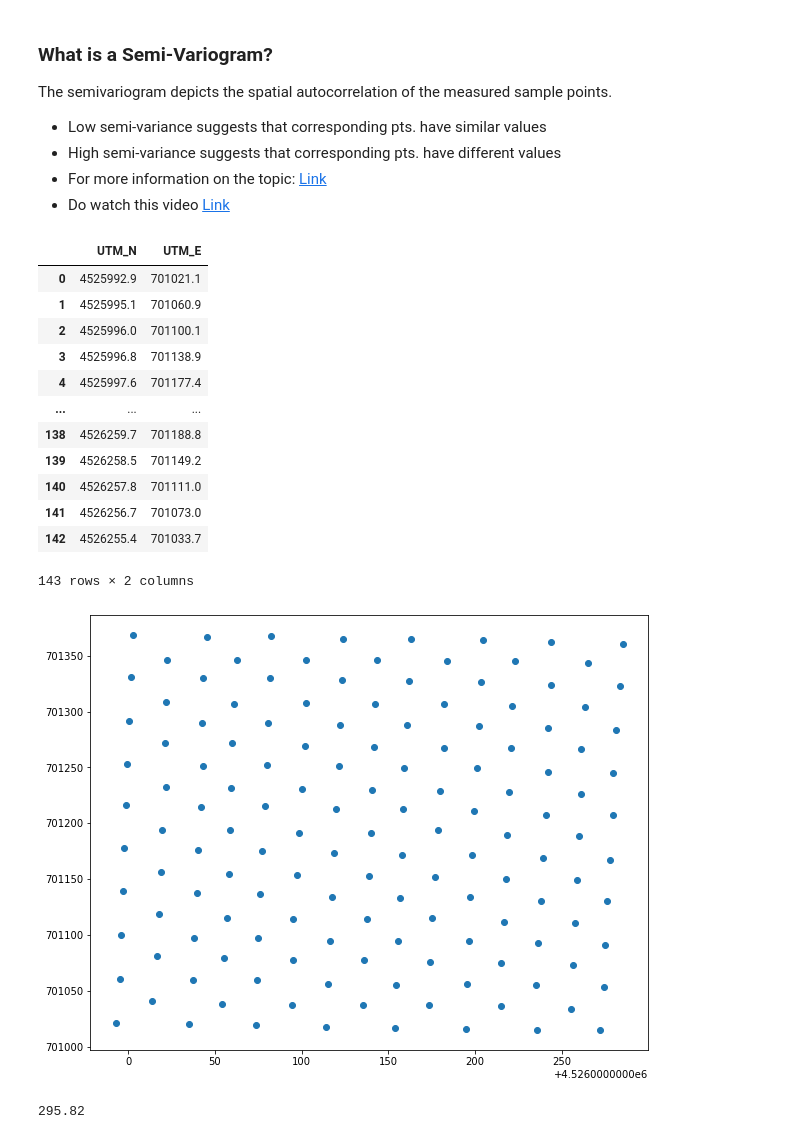
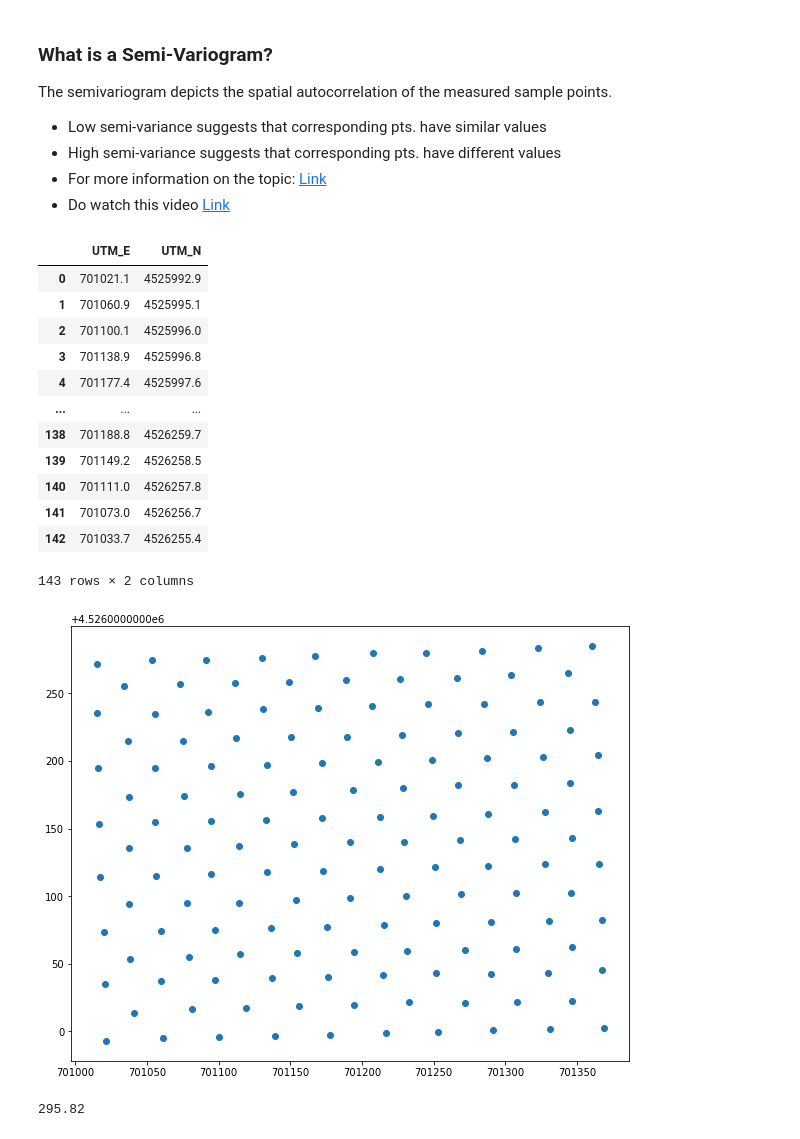
Before and after one commit to Puranjit/DataScience, a Jupyter notebook: Geospatial .ipynb, the cells around one changed output. Saved outputs shown, nothing was run; the diff lists cells and outputs as text; code cells hidden in the pictures.

```diff
--- a/Geospatial .ipynb
+++ b/Geospatial .ipynb
@@ -194,33 +178,33 @@ df['UTM_N'] = round(df.loc[:, ['UTM_N']], 1)
 df['UTM_E'] = round(df.loc[:, ['UTM_E']], 1)
 
 # Creating a new dataframe of only the 1st-2 columns
-df1 = df.loc[:, ['UTM_N', 'UTM_E']]
+df1 = df.loc[:, ['UTM_E', 'UTM_N']]
 
 # Reading the new datframe - which stores coordinates of locations where sampling was done in the field
 df1
 # %% [output]
-|  | UTM_N | UTM_E |
-| 0 | 4525992.9 | 701021.1 |
-| 1 | 4525995.1 | 701060.9 |
-| 2 | 4525996.0 | 701100.1 |
-| 3 | 4525996.8 | 701138.9 |
-| 4 | 4525997.6 | 701177.4 |
+|  | UTM_E | UTM_N |
+| 0 | 701021.1 | 4525992.9 |
+| 1 | 701060.9 | 4525995.1 |
+| 2 | 701100.1 | 4525996.0 |
+| 3 | 701138.9 | 4525996.8 |
+| 4 | 701177.4 | 4525997.6 |
 | ... | ... | ... |
-| 138 | 4526259.7 | 701188.8 |
-| 139 | 4526258.5 | 701149.2 |
-| 140 | 4526257.8 | 701111.0 |
-| 141 | 4526256.7 | 701073.0 |
-| 142 | 4526255.4 | 701033.7 |
+| 138 | 701188.8 | 4526259.7 |
+| 139 | 701149.2 | 4526258.5 |
+| 140 | 701111.0 | 4526257.8 |
+| 141 | 701073.0 | 4526256.7 |
+| 142 | 701033.7 | 4526255.4 |
 143 rows × 2 columns
 # %%
 # This cell runs a command to see the sites from where the samples were taken in the Havelock field
 plt.figure(figsize=(10,8))
 
 # plt.scatter(df1.iloc[:,0], df1.iloc[:,1])
-plt.scatter(df1['UTM_N'], df['UTM_E'])
+plt.scatter(df1['UTM_E'], df['UTM_N'])
 plt.show()
 # %% [output]
-[figure, old version]
+[figure, new version]
 # %%
 # We perform this calculation to find approximate distance between 2 points in the field from where data is taken
 
```
Also changed, not shown: parts of 14 cells of this notebook.
